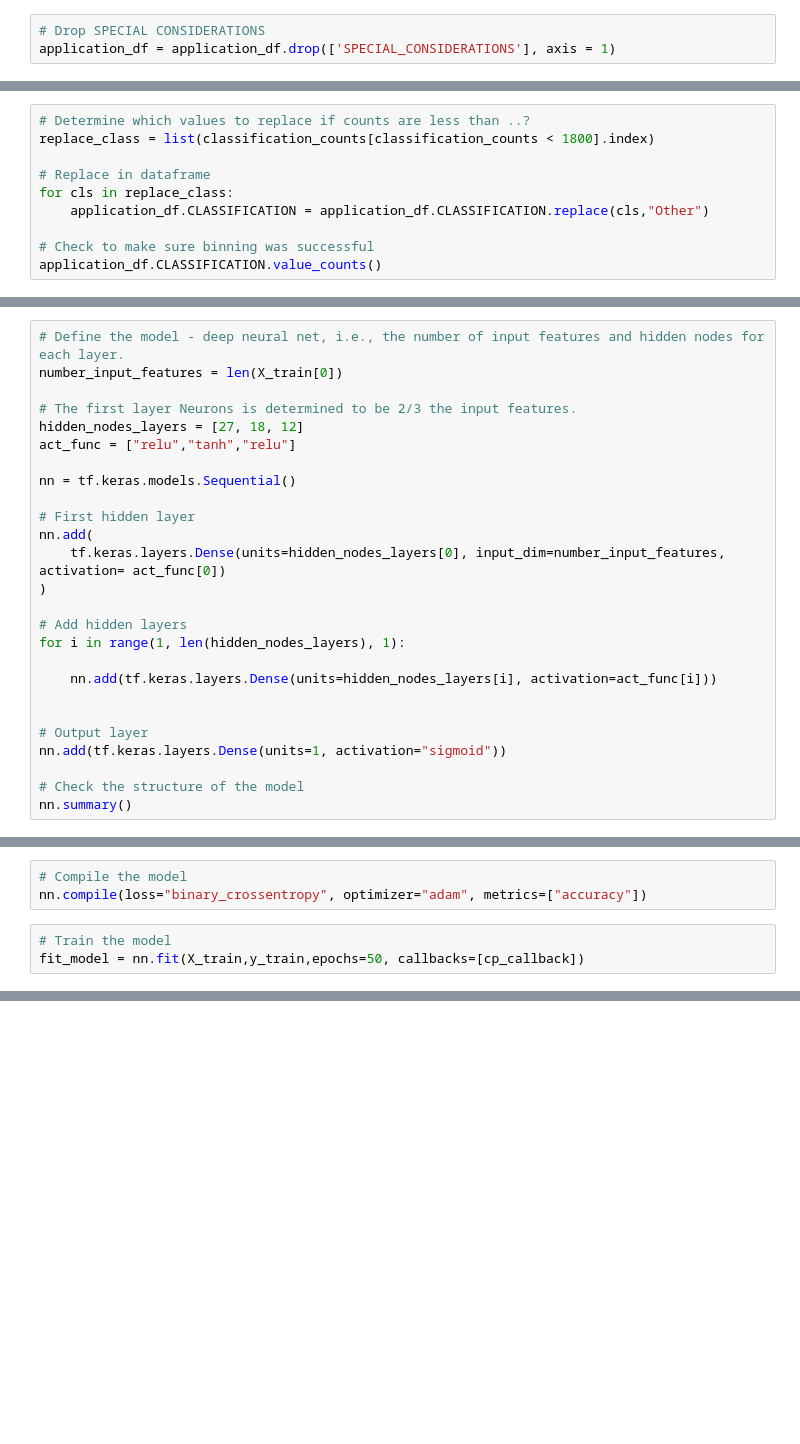
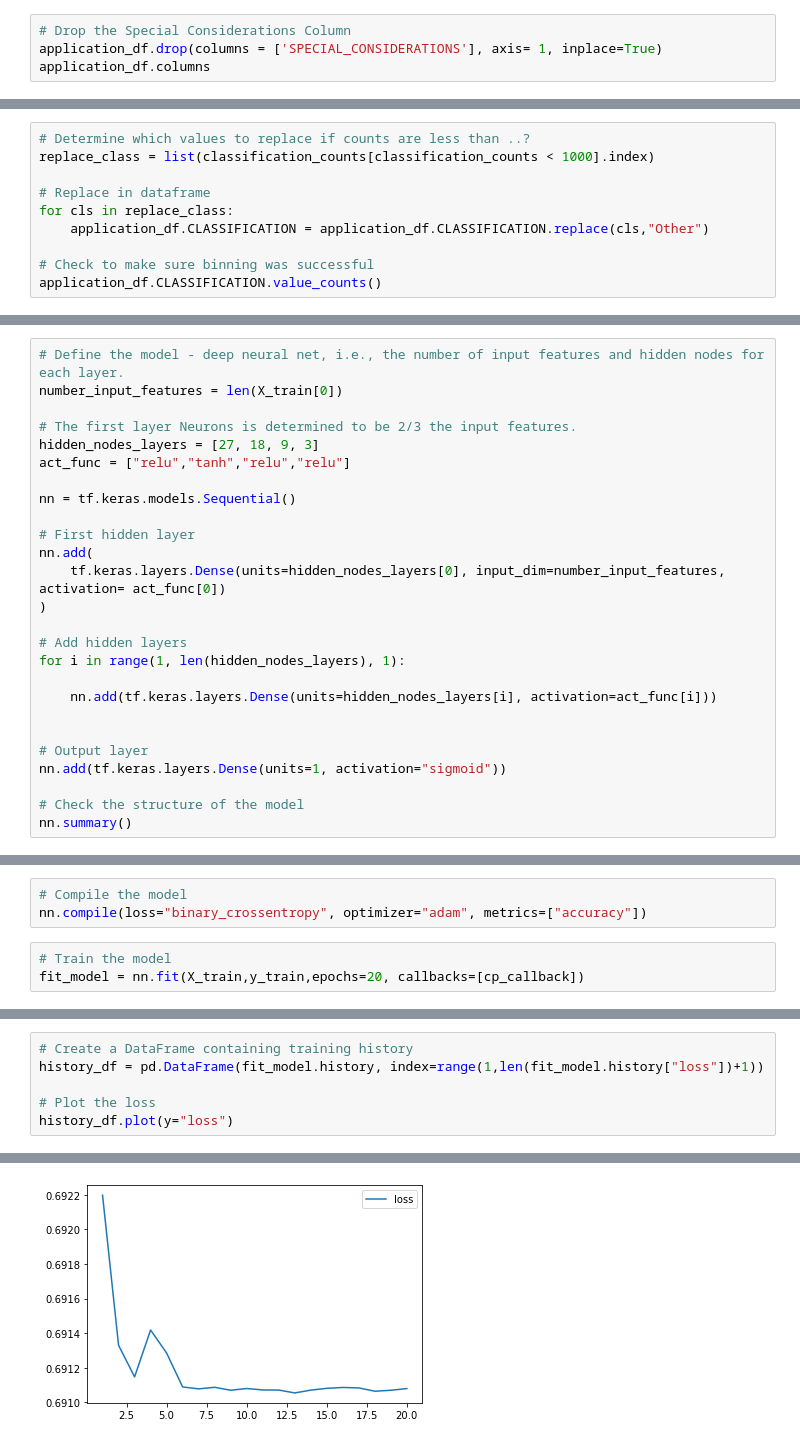
Before and after one commit to Fabalin/Neural_Network_Charity_Analysis, a Jupyter notebook: AlphabetSoupCharity_Optimization.ipynb, the cells around one changed output, grey strips where cells are left out. Saved outputs shown, nothing was run; the diff lists cells and outputs as text; blank space fills up the shorter version.

```diff
--- a/AlphabetSoupCharity_Optimization.ipynb
+++ b/AlphabetSoupCharity_Optimization.ipynb
@@ -114,5 +117,6 @@ N    34272
 Y       27
 Name: SPECIAL_CONSIDERATIONS, dtype: int64
 # %%
-# Drop SPECIAL CONSIDERATIONS
-application_df = application_df.drop(['SPECIAL_CONSIDERATIONS'], axis = 1)
+# Drop the Special Considerations Column
+application_df.drop(columns = ['SPECIAL_CONSIDERATIONS'], axis= 1, inplace=True)
+application_df.columns
@@ -200,7 +208,7 @@ classification_counts.plot.density(
 [figure]
 # %%
 # Determine which values to replace if counts are less than ..?
-replace_class = list(classification_counts[classification_counts < 1800].index)
+replace_class = list(classification_counts[classification_counts < 1000].index)
 
 # Replace in dataframe
 for cls in replace_class:
@@ -300,8 +308,8 @@ WARNING:tensorflow:`period` argument is deprecated. Please use `save_freq` to sp
 number_input_features = len(X_train[0])
 
 # The first layer Neurons is determined to be 2/3 the input features.
-hidden_nodes_layers = [27, 18, 12]
-act_func = ["relu","tanh","relu"]
+hidden_nodes_layers = [27, 18, 9, 3]
+act_func = ["relu","tanh","relu","relu"]
 
 nn = tf.keras.models.Sequential()
 
@@ -344,5 +354,5 @@ _________________________________________________________________
 nn.compile(loss="binary_crossentropy", optimizer="adam", metrics=["accuracy"])
 # %%
 # Train the model
-fit_model = nn.fit(X_train,y_train,epochs=50, callbacks=[cp_callback])
+fit_model = nn.fit(X_train,y_train,epochs=20, callbacks=[cp_callback])
 # %% [output]
@@ -372,0 +383,7 @@ Loss: 0.6910492777824402, Accuracy: 0.5330612063407898
+# %%
+# Create a DataFrame containing training history
+history_df = pd.DataFrame(fit_model.history, index=range(1,len(fit_model.history["loss"])+1))
+
+# Plot the loss
+history_df.plot(y="loss")
+# %% [output]
@@ -372,0 +391 @@ Loss: 0.6910492777824402, Accuracy: 0.5330612063407898
+[figure, added]
```
Also changed, not shown: parts of 11 cells of this notebook, 16 other files.
